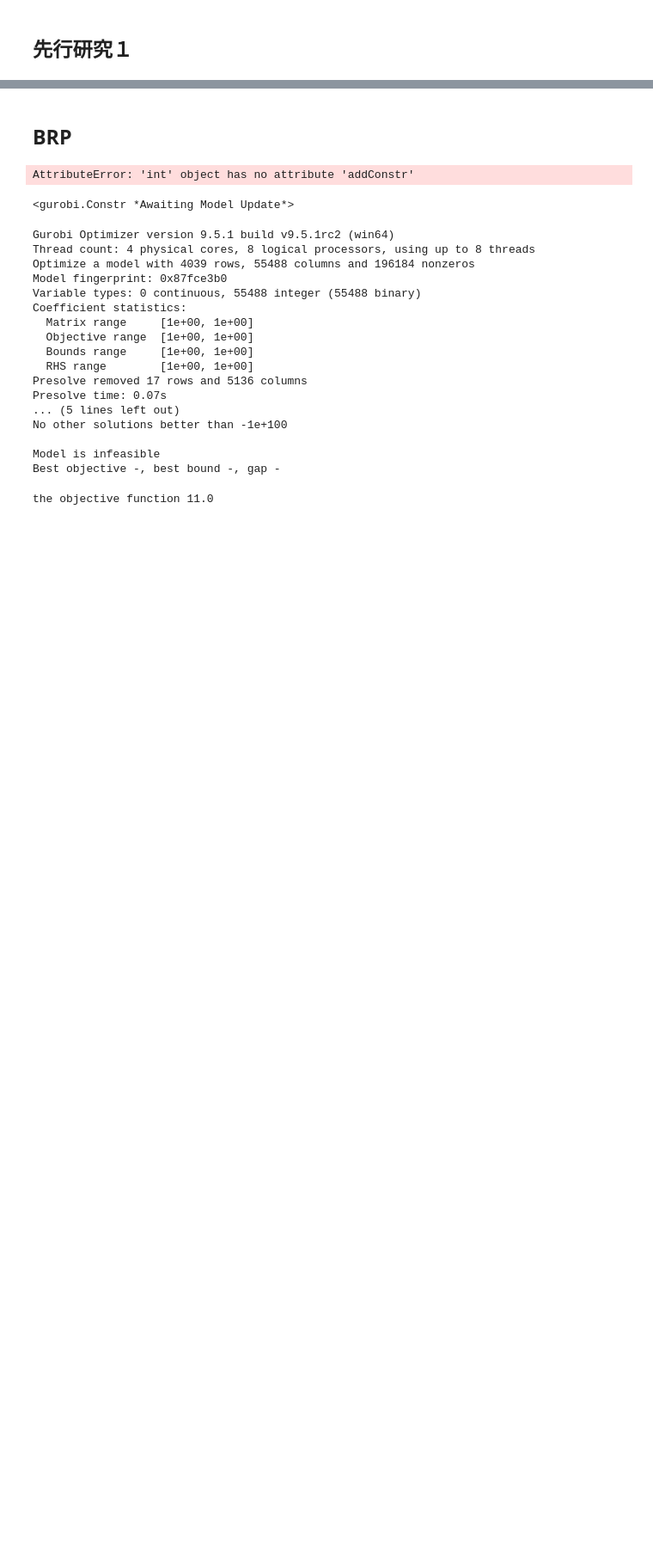
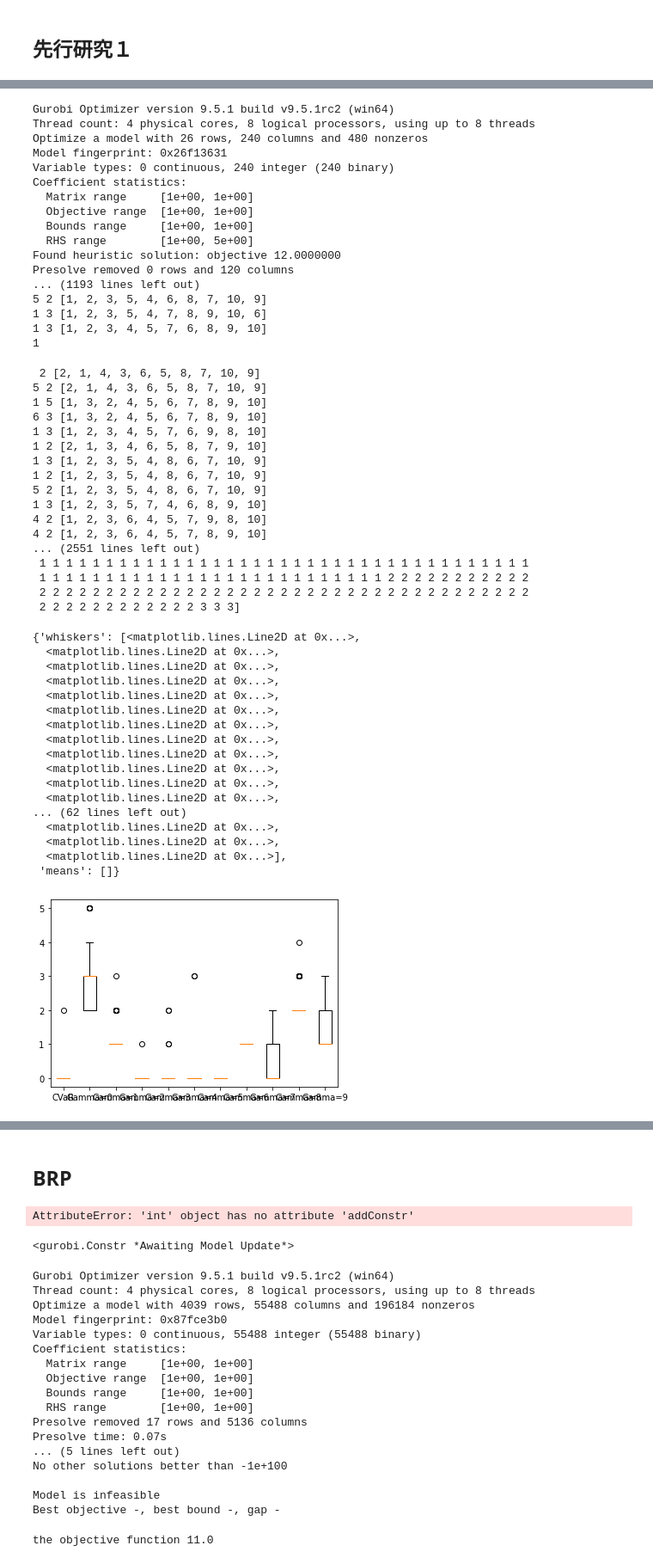
Before and after one commit to ikumadaiki/CPMP, a Jupyter notebook: compare.ipynb, the cells around one changed output, grey strips where cells are left out. Shown: that part at 86% size. Cells and saved outputs as stored; diff of their text form; code cells hidden in the pictures; blank space fills up the shorter version.

```diff
--- a/compare.ipynb
+++ b/compare.ipynb
@@ -197,19 +219,3 @@ Presolve time: 4.08s
 # %% [markdown]
 ## 先行研究１
-# %%
-# nと初期配置を変更しなければいけない
-ship_num=4
-stack_num=4
-height=4
-num=10
-
-O1=[i+1 for i in range(ship_num)]
-
-Q=[i+1 for i in range(stack_num)]
-L=[i+1 for i in range(height)]
-P=[i+1 for i in range(ship_num)]
-I=[i+1 for i in range(num)]
-f=stack_num*height-len(I)
-gamma=[1,2,2,3,3,3,3,4,4,4]
-Gamma=3
 # %%
@@ -309,0 +366,63 @@ the objective function 0.0
+# %%
+data=(tuple(penalty),)
+l=["CVaR"]
+for g in range(10):
+  robust(ship_num,stack_num,height,n,g,1000)
+  data+=(tuple(penalty_r),)
+  l.append("Gamma="+str(g))
+# print("data=",data)
+import matplotlib.pyplot as plt
+plt.boxplot(data,labels=l)
+# %% [output]
+Gurobi Optimizer version 9.5.1 build v9.5.1rc2 (win64)
+Thread count: 4 physical cores, 8 logical processors, using up to 8 threads
+Optimize a model with 26 rows, 240 columns and 480 nonzeros
+Model fingerprint: 0x26f13631
+Variable types: 0 continuous, 240 integer (240 binary)
+Coefficient statistics:
+  Matrix range     [1e+00, 1e+00]
+  Objective range  [1e+00, 1e+00]
+  Bounds range     [1e+00, 1e+00]
+  RHS range        [1e+00, 5e+00]
+Found heuristic solution: objective 12.0000000
+Presolve removed 0 rows and 120 columns
+... (1193 lines left out)
+5 2 [1, 2, 3, 5, 4, 6, 8, 7, 10, 9]
+1 3 [1, 2, 3, 5, 4, 7, 8, 9, 10, 6]
+1 3 [1, 2, 3, 4, 5, 7, 6, 8, 9, 10]
+1
+ 2 [2, 1, 4, 3, 6, 5, 8, 7, 10, 9]
+5 2 [2, 1, 4, 3, 6, 5, 8, 7, 10, 9]
+1 5 [1, 3, 2, 4, 5, 6, 7, 8, 9, 10]
+6 3 [1, 3, 2, 4, 5, 6, 7, 8, 9, 10]
+1 3 [1, 2, 3, 4, 5, 7, 6, 9, 8, 10]
+1 2 [2, 1, 3, 4, 6, 5, 8, 7, 9, 10]
+1 3 [1, 2, 3, 5, 4, 8, 6, 7, 10, 9]
+1 2 [1, 2, 3, 5, 4, 8, 6, 7, 10, 9]
+5 2 [1, 2, 3, 5, 4, 8, 6, 7, 10, 9]
+1 3 [1, 2, 3, 5, 7, 4, 6, 8, 9, 10]
+4 2 [1, 2, 3, 6, 4, 5, 7, 9, 8, 10]
+4 2 [1, 2, 3, 6, 4, 5, 7, 8, 9, 10]
+... (2551 lines left out)
+ 1 1 1 1 1 1 1 1 1 1 1 1 1 1 1 1 1 1 1 1 1 1 1 1 1 1 1 1 1 1 1 1 1 1 1 1 1
+ 1 1 1 1 1 1 1 1 1 1 1 1 1 1 1 1 1 1 1 1 1 1 1 1 1 1 2 2 2 2 2 2 2 2 2 2 2
+ 2 2 2 2 2 2 2 2 2 2 2 2 2 2 2 2 2 2 2 2 2 2 2 2 2 2 2 2 2 2 2 2 2 2 2 2 2
+ 2 2 2 2 2 2 2 2 2 2 2 2 3 3 3]
+{'whiskers': [<matplotlib.lines.Line2D at 0x...>,
+  <matplotlib.lines.Line2D at 0x...>,
+  <matplotlib.lines.Line2D at 0x...>,
+  <matplotlib.lines.Line2D at 0x...>,
+  <matplotlib.lines.Line2D at 0x...>,
+  <matplotlib.lines.Line2D at 0x...>,
+  <matplotlib.lines.Line2D at 0x...>,
+  <matplotlib.lines.Line2D at 0x...>,
+  <matplotlib.lines.Line2D at 0x...>,
+  <matplotlib.lines.Line2D at 0x...>,
+  <matplotlib.lines.Line2D at 0x...>,
+  <matplotlib.lines.Line2D at 0x...>,
+... (62 lines left out)
+  <matplotlib.lines.Line2D at 0x...>,
+  <matplotlib.lines.Line2D at 0x...>,
+  <matplotlib.lines.Line2D at 0x...>],
+ 'means': []}
+[figure, added]
```
Also changed, not shown: parts of 12 cells of this notebook.
